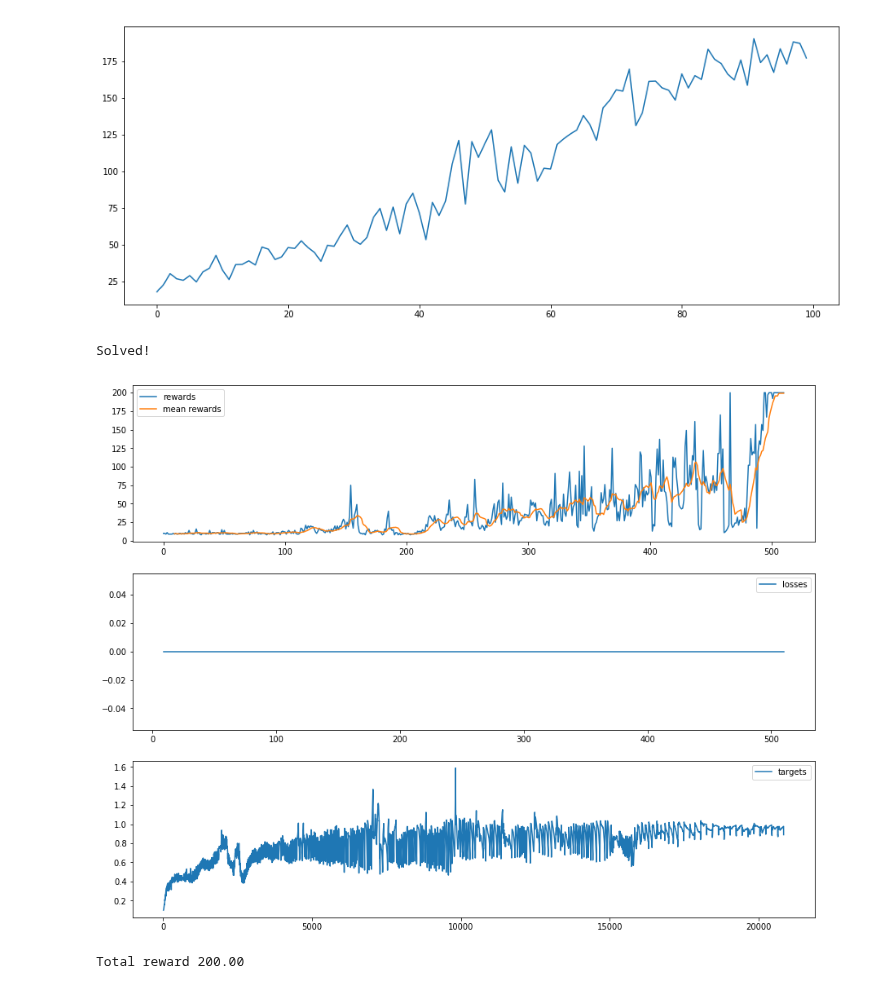
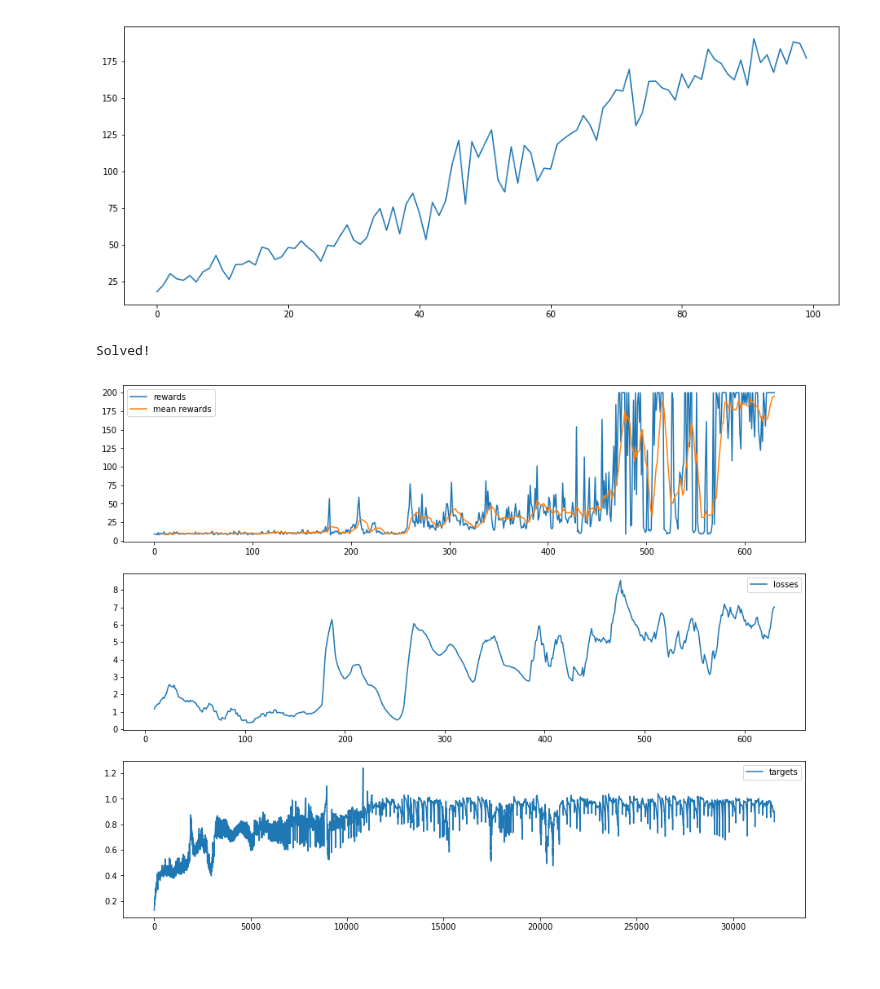
Before and after one commit to QuentinDuval/PythonExperiments, a Jupyter notebook: ml/rl/4_cartpole.ipynb, the cells around one changed output. Cells and saved outputs as stored; diff of their text form; code cells hidden in the pictures.

```diff
--- a/ml/rl/4_cartpole.ipynb
+++ b/ml/rl/4_cartpole.ipynb
@@ -397,6 +398,7 @@ def train_sarsa_learning(
             loss = criterion(action_value, target)
             loss.backward()
             optimizer.step()
+            episode_loss += loss.item()
 
             # Moving to next state
             episode_reward += reward
@@ -415,44 +417,34 @@ def train_sarsa_learning(
             count_success = 0
 
         # Record history
         episode_rewards.append(episode_reward)
         episode_losses.append(episode_loss)
 
     # Reporting
     if show_stats:
         fig, ax = plt.subplots(figsize=(15, 12), nrows=3)
         ax[0].plot(episode_rewards, label="rewards")
         ax[0].plot(pd.Series(episode_rewards).rolling(10).mean(), label="mean rewards")
         ax[1].plot(pd.Series(episode_losses).rolling(10).sum() / 100., label="losses")
         ax[2].plot(pd.Series(targets).rolling(10).sum() / 100., label="targets")
         for p in ax:
             p.legend()
         plt.show()
 
 
 """
 Training
 """
 
 sarsa_net = PolicyNet()
 with gym.make("CartPole-v0") as env:
     train_sarsa_learning(
         env, policy=sarsa_net, episodes=1000, discount=0.9,
         learning_rate=1e-3, weight_decay=0.0,
         epsilon=0.1)
 # %% [output]
 Solved!
-[figure, old version]
+[figure, new version]
-# %%
-"""
-Demonstration of the agent
-"""
-
-
-sarsa_agent = PolicyAgent(sarsa_net)
-try_agent(sarsa_agent)
-# %% [output]
-Total reward 200.00
 # %%
 """
 With Deep Q Learning
```
Also changed, not shown: parts of 5 cells of this notebook.
